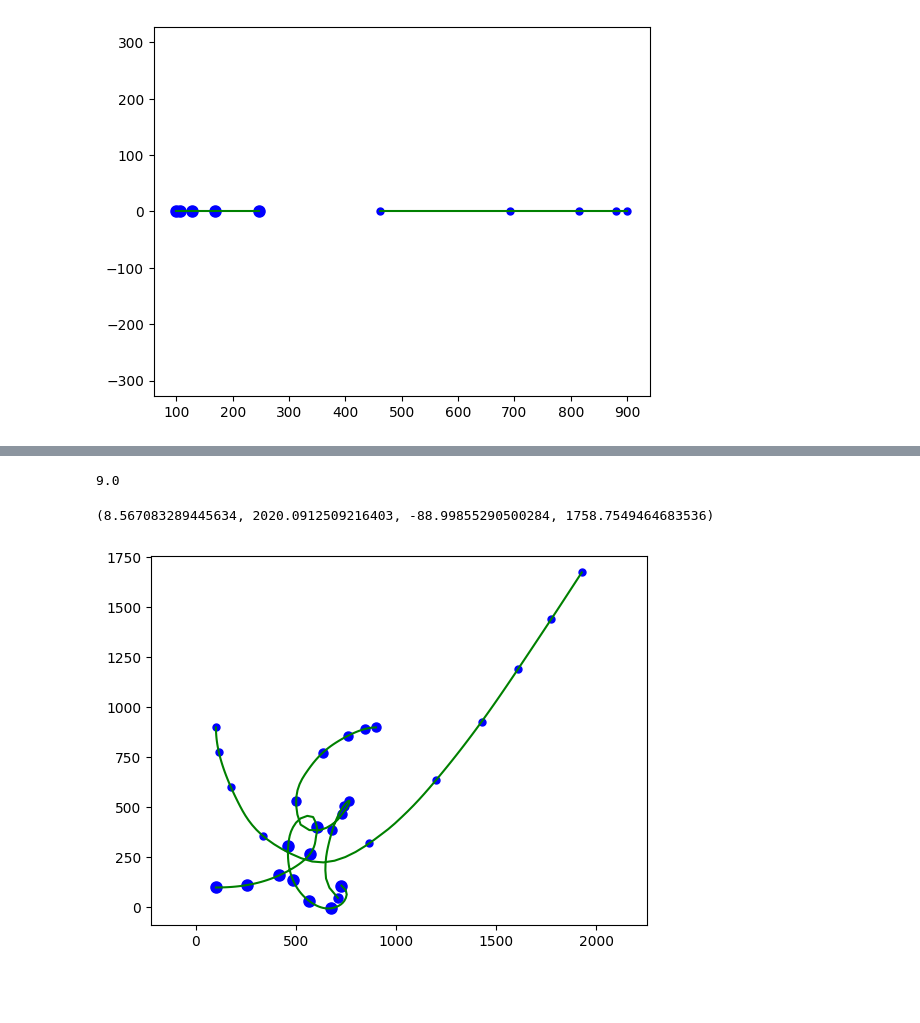
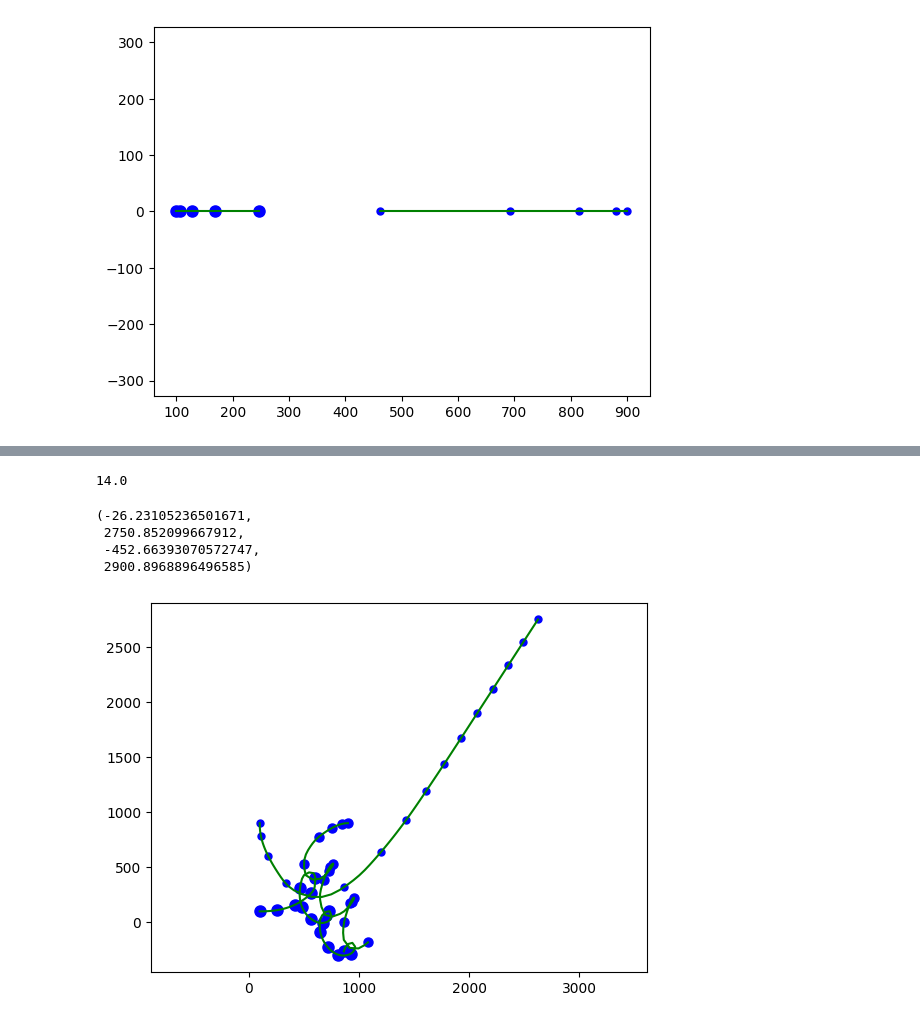
Before and after one commit to ericbrec/BSpy, a Jupyter notebook: examples/nBody.ipynb, the cells around one changed output, grey strips where cells are left out. Cells and saved outputs as stored; diff of their text form; code cells hidden in the pictures; blank space fills up the shorter version.

```diff
--- a/examples/nBody.ipynb
+++ b/examples/nBody.ipynb
@@ -149,21 +152,24 @@ plt.axis('equal')
 [figure]
 # %%
-finalTime += 0.5
+finalTime += 2.0
 print(finalTime)
 initialGuess = solution.extrapolate([[None, finalTime]], 2).remove_knots(0.01, 2, 0)
 solution = initialGuess.solve_ode(2, 0, nBodyF, 1.0e-4, (nBody, nDim, mass))
 pValues = np.linspace(0.0, finalTime, int(finalTime) + 1)
 tValues = np.linspace(pValues[0], pValues[-1], 101)
 x1P, y1P, x2P, y2P, x3P, y3P = solution(pValues)
 x1, y1, x2, y2, x3, y3 = solution(tValues)
 plt.plot(x1P, y1P, 'b', marker = 'o', markersize = 8, linestyle = "")
 plt.plot(x2P, y2P, 'b', marker = 'o', markersize = 5, linestyle = "")
 plt.plot(x3P, y3P, 'b', marker = 'o', markersize = 6.5, linestyle = "")
 plt.plot(x1, y1, 'g')
 plt.plot(x2, y2, 'g')
 plt.plot(x3, y3, 'g')
 plt.axis('equal')
 # %% [output]
-9.0
+14.0
-(8.567083289445634, 2020.0912509216403, -88.99855290500284, 1758.7549464683536)
+(-26.23105236501671,
+ 2750.852099667912,
+ -452.66393070572747,
+ 2900.8968896496585)
-[figure, old version]
+[figure, new version]
```
Also changed, not shown: parts of 5 cells of this notebook, 1 other file.
